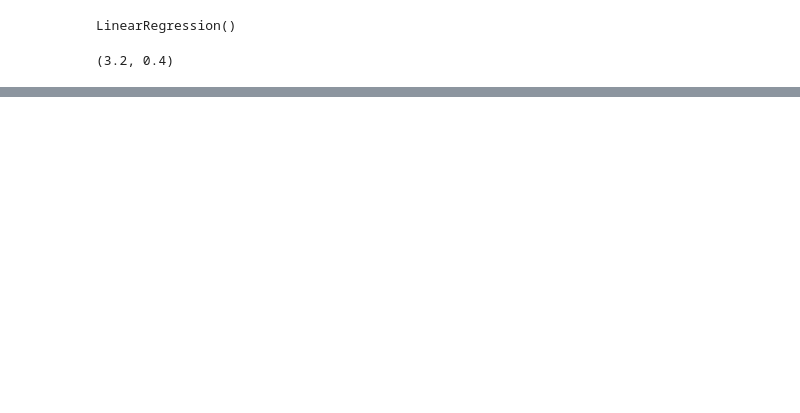
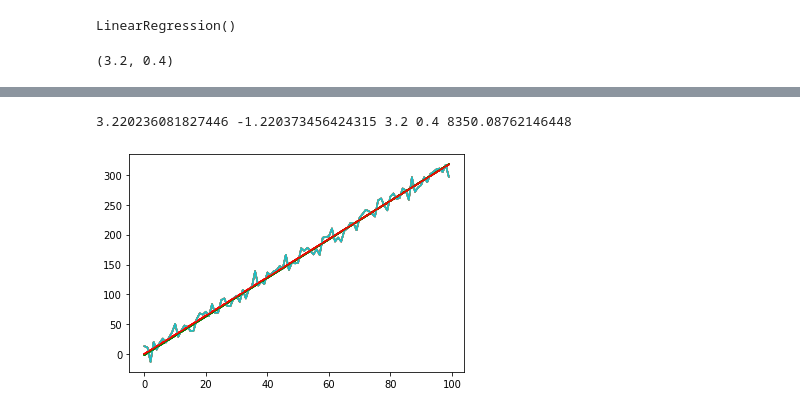
Before and after one commit to yao-eastside/machine-learning-pearls, a Jupyter notebook: linear-regression/linear-regression.ipynb, the cells around one changed output, grey strips where cells are left out. Drawn from its saved outputs; the diff is of its cells as text; code cells hidden in the pictures; blank space fills up the shorter version.

```diff
--- a/linear-regression/linear-regression.ipynb
+++ b/linear-regression/linear-regression.ipynb
@@ -100,0 +105,7 @@ np.dot(t, t), b1, b0, a1, a0
+# %%
+for i in range(10):
+    b1, b0, *tmp = step(b1, b0, 1.0e-5)
+print(b1, b0, *tmp)
+# %% [output]
+3.220236081827446 -1.220373456424315 3.2 0.4 8350.08762146448
+[figure, added]
```
Also changed, not shown: parts of 12 cells of this notebook.
